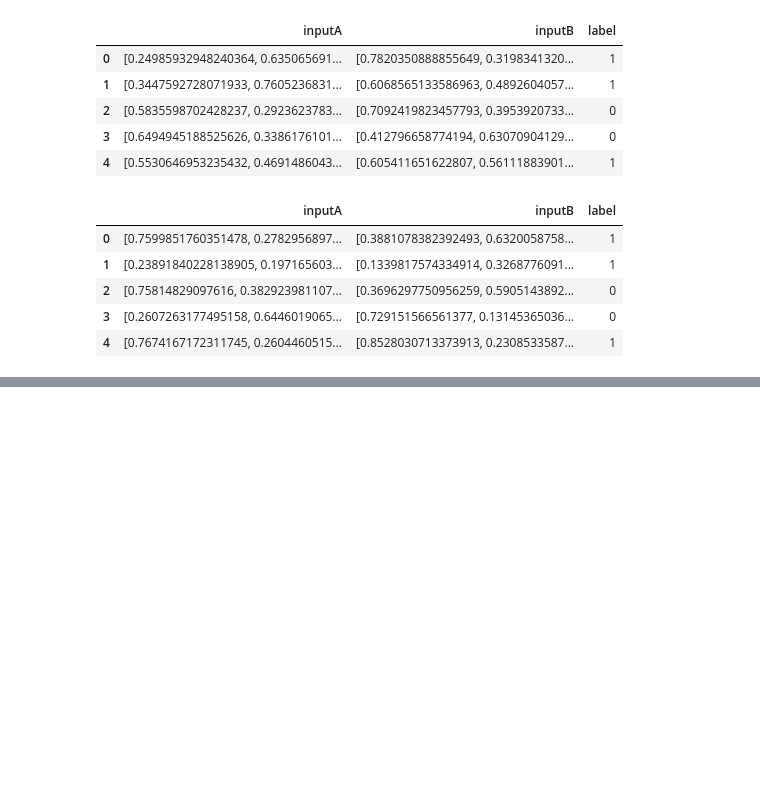
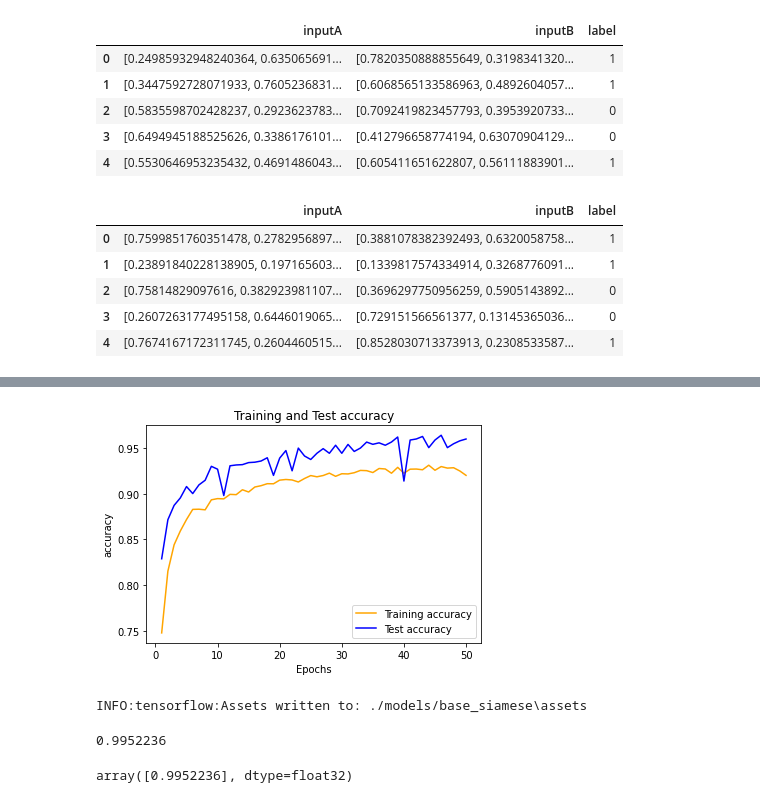
Before and after one commit to ABHISHEK03312/Speech_Emotion_recognition, a Jupyter notebook: speaker_siamese_model.ipynb, the cells around one changed output, grey strips where cells are left out. Saved outputs shown, nothing was run; the diff lists cells and outputs as text; code cells hidden in the pictures; blank space fills up the shorter version.

Commit message:
working base model

```diff
--- a/speaker_siamese_model.ipynb
+++ b/speaker_siamese_model.ipynb
@@ -88,9 +92,3 @@ Total params: 13,732
 Trainable params: 13,732
 Non-trainable params: 0
 __________________________________________________________________________________________________
-# %%
-train_df['inputA'] = train_df.apply(lambda x: np.array(x['inputA']), axis=1)
-train_df['inputB'] = train_df.apply(lambda x: np.array(x['inputB']), axis=1)
-
-test_df['inputA'] = test_df.apply(lambda x: np.array(x['inputA']), axis=1)
-test_df['inputB'] = test_df.apply(lambda x: np.array(x['inputB']), axis=1)
@@ -112,5 +95,11 @@ array([2.49859329e-01, 6.35065691e-01, 8.28611267e-01, 7.65333672e-01,
+# %%
+X1_train = np.asarray(list(train_df['inputA']), dtype=np.float32)
+X2_train = np.asarray(list(train_df['inputB']), dtype=np.float32)
+
+X1_test = np.asarray(list(test_df['inputA']), dtype=np.float32)
+X2_test = np.asarray(list(test_df['inputB']), dtype=np.float32)
 # %%
-history = model.fit([train_df['inputA'], train_df['inputB']], train_df['label'],
-          validation_data=([test_df['inputA'], test_df['inputB']], test_df['label']),
-          batch_size=16, epochs=50, verbose=2)
+history = model.fit([X1_train, X2_train], train_df['label'],
+          validation_data=([X1_test, X2_test], test_df['label']),
+          batch_size=1, epochs=50, verbose=2)
 # %% [output]
@@ -117,0 +123,28 @@ ValueError: Failed to convert a NumPy array to a Tensor (Unsupported object type
+# %%
+def plot_from_history(hist, metric='accuracy', label='Training and Test accuracy', save_path=""):
+    plt.figure()
+    plt.plot(range(1, 51), hist[metric], 'orange', label='Training '+metric)
+    plt.plot(range(1, 51), hist["val_"+metric], 'blue', label='Test '+metric)
+    plt.title(label)
+    plt.xlabel('Epochs')
+    plt.ylabel(metric)
+    plt.legend()
+    if len(save_path):
+        plt.savefig(save_path)
+    plt.show()
+# %%
+plot_from_history(history.history)
+# %% [output]
+[figure, added]
+# %%
+model.save("./models/base_siamese")
+# %% [output]
+INFO:tensorflow:Assets written to: ./models/base_siamese\assets
+# %%
+model.predict([np.array([train_df['inputA'][0]]), np.array([train_df['inputB'][0]])])[0][0]
+# %% [output]
+0.9952236
+# %%
+model.predict([np.array(list(train_df['inputA'])), np.array(list(train_df['inputB']))])
+# %% [output]
+array([0.9952236], dtype=float32)
```
Also changed, not shown: parts of 15 cells of this notebook, 5 other files.
